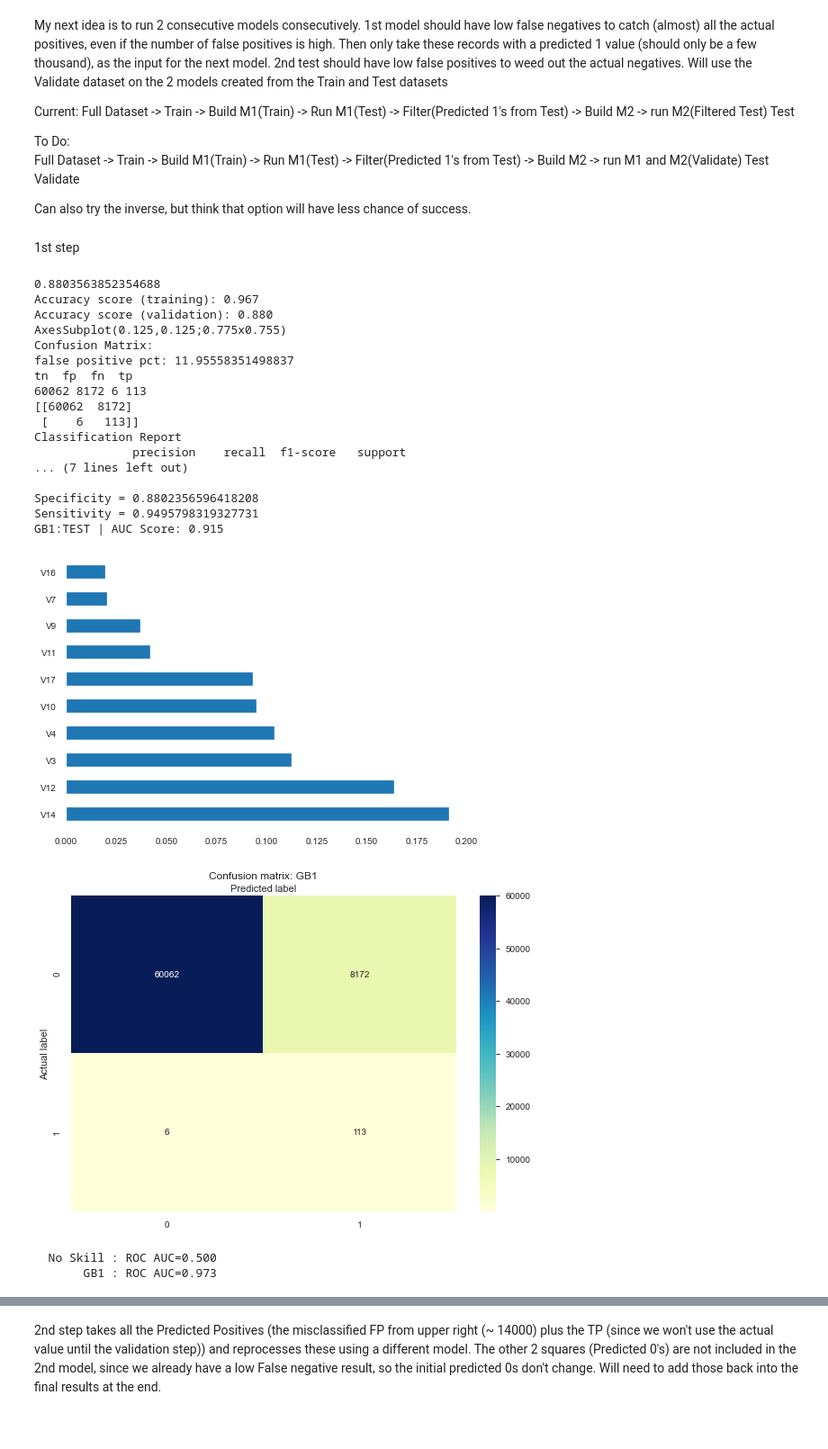
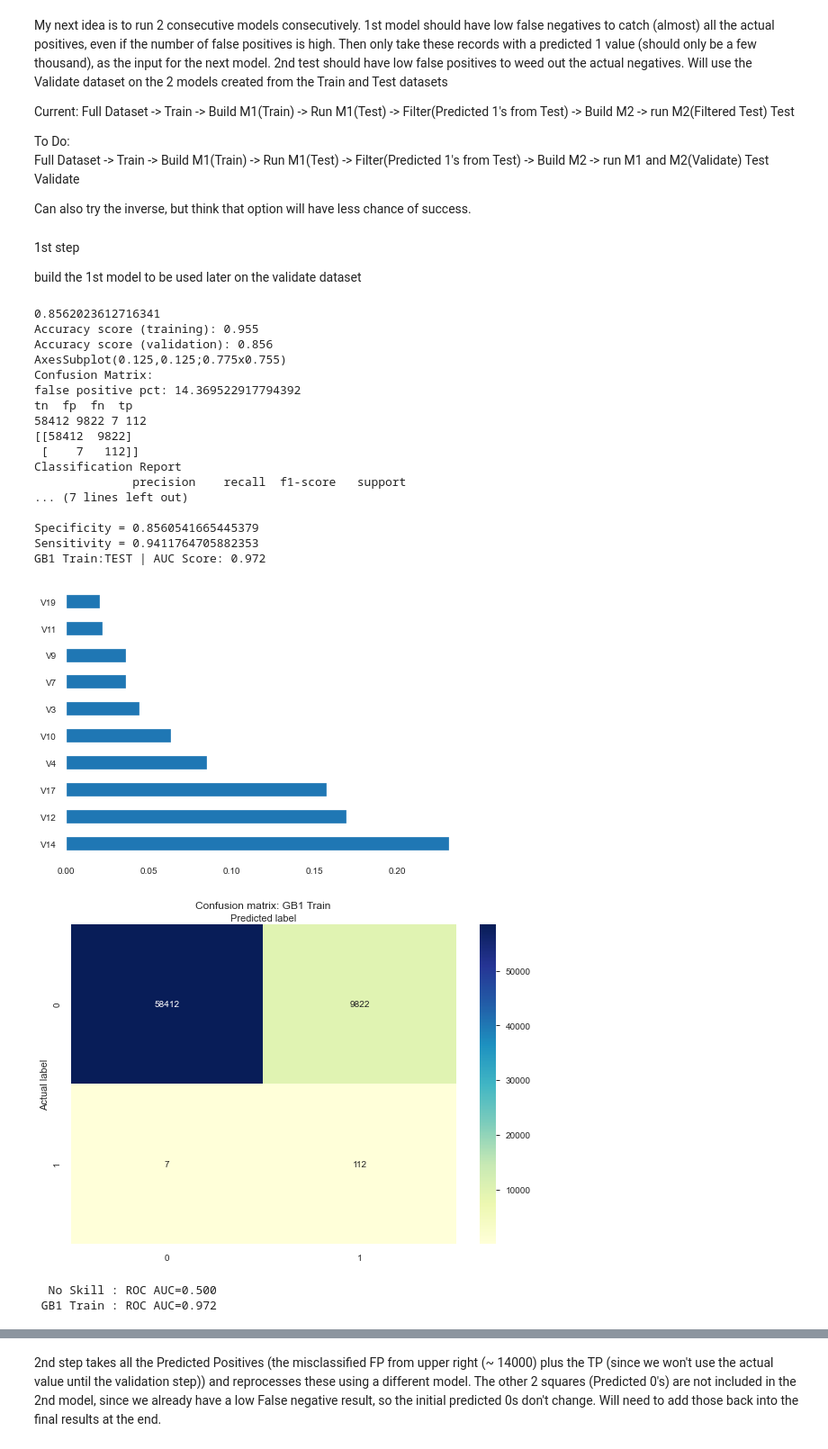
Before and after one commit to donaldsrepo/imbalanced_data, a Jupyter notebook: DonCreditCardImbalancedDataSet.ipynb, the cells around one changed output, grey strips where cells are left out. Shown at 90% size. Saved outputs shown, nothing was run; the diff lists cells and outputs as text; code cells hidden in the pictures.

```diff
--- a/DonCreditCardImbalancedDataSet.ipynb
+++ b/DonCreditCardImbalancedDataSet.ipynb
@@ -297,25 +303,19 @@ def display_metrics(model_name, train_features, test_features, train_label, test
     # AUC score should be (Sensitivity+Specificity)/2
     print(algo + ':TEST | AUC Score: ' + str( round(metrics.auc(fpr, tpr),3 )))
     return tn, fp, fn, tp
+# %%
+def auc_roc_metrics(model, test_features, test_labels, algo): # model object, features, actual labels, name of algorithm
+    # useful for imbalanced data
+    ns_probs = [0 for _ in range(len(test_labels))]
+    # predict probabilities
+    model_probs = model.predict_proba(test_features)
+    # keep probabilities for the positive outcome only
+    n = model.predict_proba(test_features).shape[1]-1
+    model_probs = model_probs[:, n]
+    model_auc = auc_roc_metrics_plots(model_probs, ns_probs, test_labels, algo)
+    return model_auc
 # %%
-def auc_roc_metrics(model, test_features, test_labels, algo):
-    # useful for imbalanced data
-    ns_probs = [0 for _ in range(len(test_labels))]
-
-    # predict probabilities
-    model_probs = model.predict_proba(test_features)
-    # keep probabilities for the positive outcome only
-
-    # model_probs = model_probs[:, 1] -> IndexError: index 1 is out of bounds for axis 1 with size 1
-    #
-    # sklearn predict_proba will output 2 values per row, 1st is probability of 0, 2nd is
-    # probability of 1. Both will add up to 1, so 2nd = (1 - 1st)
-    # a Neural Network usually returns the prediction for a 1 value, not both
-    # need to handle this, since we only want the prediction of a value of 1 anyway
-    # see https://stackoverflow.com/questions/41716380/keras-output-of-model-predict-proba for details
-    n = model.predict_proba(X_test).shape[1]-1
-    model_probs = model_probs[:, n]
-    #UnboundLocalError: local variable 'model_probs' referenced before assignment
+def auc_roc_metrics_plots(model_probs, ns_probs, test_labels, algo):
 
     # calculate scores
     ns_auc = roc_auc_score(test_labels, ns_probs) # no skill
@@ -411,7 +431,7 @@ Next try the Random Forest model
 # %%
 rf = RandomForestClassifier(n_estimators = 1000)
 
-rf.fit(X_train, y_train)
+rf.fit(X_train, y_train, sample_weight=np.where(y_train == 1,1.0,1.0).flatten())
 
 rf_Pred=rf.predict(X_test)
 
@@ -456,7 +476,7 @@ gb_clf = GradientBoostingClassifier(n_estimators=20, learning_rate=0.1, max_feat
 #gb_clf.fit(X_train, y_train)
 
 #since a false negative is much more likely than a false positive, we should weight them accordingly
-gb_clf.fit( X_train, y_train, sample_weight=np.where(y_train == 1,0.5,1.0) ) #  fn = 12 and fp = 1057
+gb_clf.fit( X_train, y_train, sample_weight=np.where(y_train == 1,1.0,1.0) ) #  fn = 12 and fp = 1057
 # no weights gives worse false positive counts
 #gb_clf.fit( X_train, y_train) # fn = 8 and fp = 2639
 
@@ -505,47 +525,49 @@ Full Dataset -> Train -> Build M1(Train) -> Run M1(Test) -> Filter(Predicted 1's
                 Validate
 
 Can also try the inverse, but think that option will have less chance of success.
-# %% [markdown]
-1st step
+# %% [markdown]
+1st step
+
+build the 1st model to be used later on the validate dataset
 # %%
 #setup model parameters, change some of the defaults based on benchmarking
 gb_clf1 = GradientBoostingClassifier(n_estimators=20, learning_rate=0.1, max_features=5,
                                     max_depth=3, random_state=0, subsample = 1.0, criterion='mse',
                                     min_samples_split = 10, min_samples_leaf = 10)
 
 #default fit model
 #gb_clf1.fit(X_train, y_train)
 
 #since a false negative is much more likely than a false positive, we should weight them accordingly.
 #IE Finding a true one is more important, also more rare
 gb_clf1.fit( X_train, y_train, sample_weight=np.where(y_train == 1,4.0,1.0) ) # was 5.0
 
 #use model to predict validation dataset
 predictions = gb_clf1.predict(X_test)
 
-tn1, fp1, fn1, tp1 = display_metrics(gb_clf1, X_train, X_test, y_train, y_test, predictions, 'GB1')
-visualize(y_test, predictions, 'GB1')
-gb1_auc = auc_roc_metrics(gb_clf1, X_test, y_test, 'GB1')
-metrics_results['gb1'] = gb1_auc
+tn1, fp1, fn1, tp1 = display_metrics(gb_clf1, X_train, X_test, y_train, y_test, predictions, 'GB1 Train')
+visualize(y_test, predictions, 'GB1 Train')
+gb1_auc = auc_roc_metrics(gb_clf1, X_test, y_test, 'GB1 Train')
+metrics_results['gb1_train'] = gb1_auc
 # %% [output]
-0.8803563852354688
-Accuracy score (training): 0.967
-Accuracy score (validation): 0.880
+0.8562023612716341
+Accuracy score (training): 0.955
+Accuracy score (validation): 0.856
 AxesSubplot(0.125,0.125;0.775x0.755)
 Confusion Matrix:
-false positive pct: 11.95558351498837
+false positive pct: 14.369522917794392
 tn  fp  fn  tp
-60062 8172 6 113
-[[60062  8172]
- [    6   113]]
+58412 9822 7 112
+[[58412  9822]
+ [    7   112]]
 Classification Report
               precision    recall  f1-score   support
 ... (7 lines left out)
 
-Specificity = 0.8802356596418208
-Sensitivity = 0.9495798319327731
-GB1:TEST | AUC Score: 0.915
+Specificity = 0.8560541665445379
+Sensitivity = 0.9411764705882353
+GB1 Train:TEST | AUC Score: 0.972
-[figure, old version]
+[figure, new version]
-[figure, old version]
+[figure, new version]
   No Skill : ROC AUC=0.500
-       GB1 : ROC AUC=0.973
+ GB1 Train : ROC AUC=0.972
```
Also changed, not shown: parts of 37 cells of this notebook, 1 other file.
